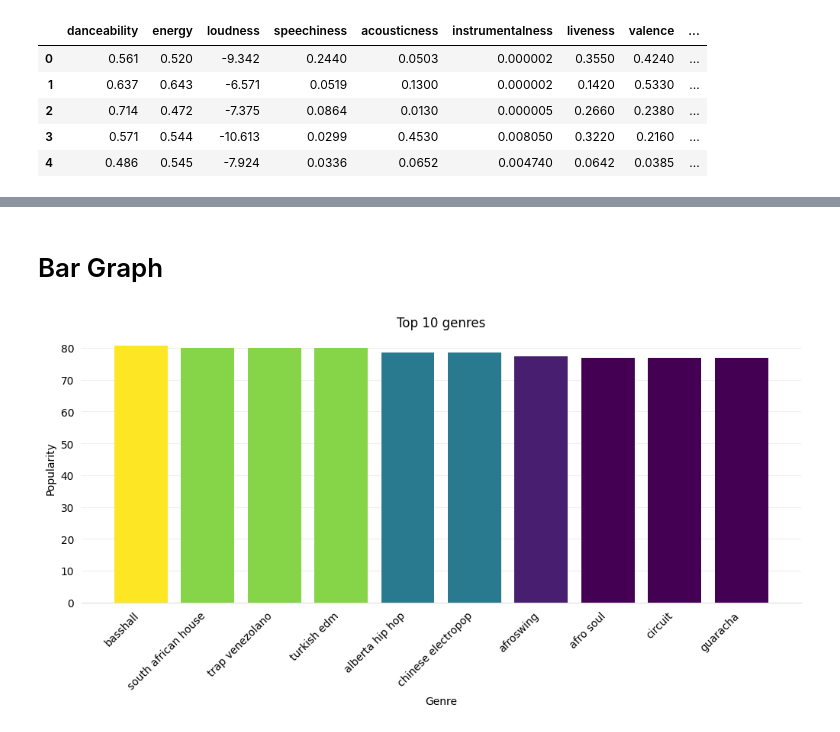
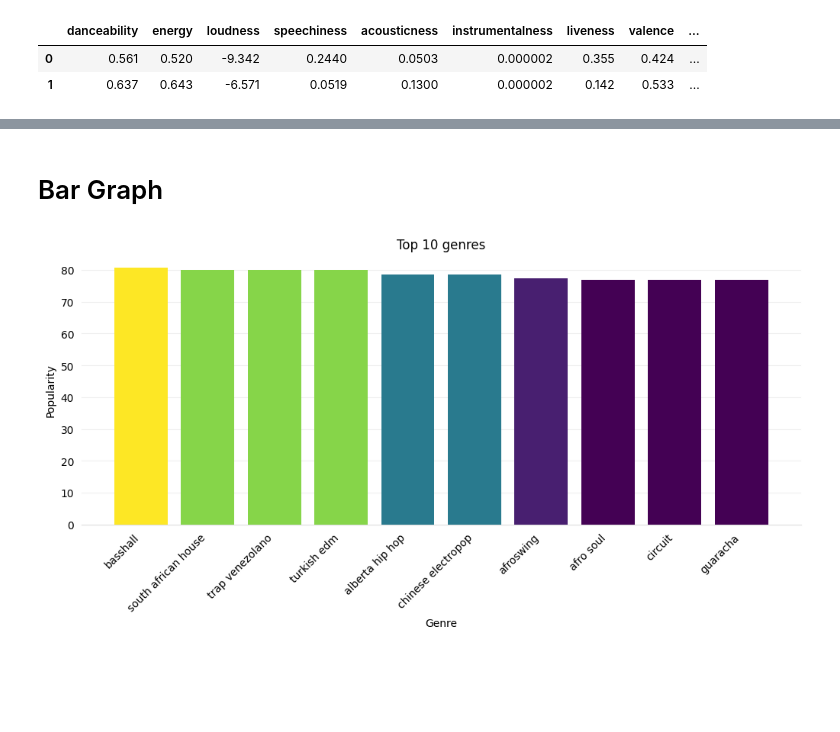
Before and after one commit to algebrabender/NSWEProject, a Jupyter notebook: matplotlib.ipynb, the cells around one changed output, grey strips where cells are left out. Saved outputs shown, nothing was run; the diff lists cells and outputs as text; code cells hidden in the pictures; blank space fills up the shorter version.

```diff
--- a/matplotlib.ipynb
+++ b/matplotlib.ipynb
@@ -24,11 +21,8 @@ tracks_2022.head()
 # %%
-track_features_2022.head()
+track_features_2022.head(2)
 # %% [output]
 |  | danceability | energy | loudness | speechiness | acousticness | instrumentalness | liveness | valence | ... |
-| 0 | 0.561 | 0.520 | -9.342 | 0.2440 | 0.0503 | 0.000002 | 0.3550 | 0.4240 | ... |
-| 1 | 0.637 | 0.643 | -6.571 | 0.0519 | 0.1300 | 0.000002 | 0.1420 | 0.5330 | ... |
-| 2 | 0.714 | 0.472 | -7.375 | 0.0864 | 0.0130 | 0.000005 | 0.2660 | 0.2380 | ... |
-| 3 | 0.571 | 0.544 | -10.613 | 0.0299 | 0.4530 | 0.008050 | 0.3220 | 0.2160 | ... |
-| 4 | 0.486 | 0.545 | -7.924 | 0.0336 | 0.0652 | 0.004740 | 0.0642 | 0.0385 | ... |
+| 0 | 0.561 | 0.520 | -9.342 | 0.2440 | 0.0503 | 0.000002 | 0.355 | 0.424 | ... |
+| 1 | 0.637 | 0.643 | -6.571 | 0.0519 | 0.1300 | 0.000002 | 0.142 | 0.533 | ... |
 # %%
 track_features_2022.rename(columns = {'id':'track_id'}, inplace = True)
```
Also changed, not shown: parts of 3 cells of this notebook.
